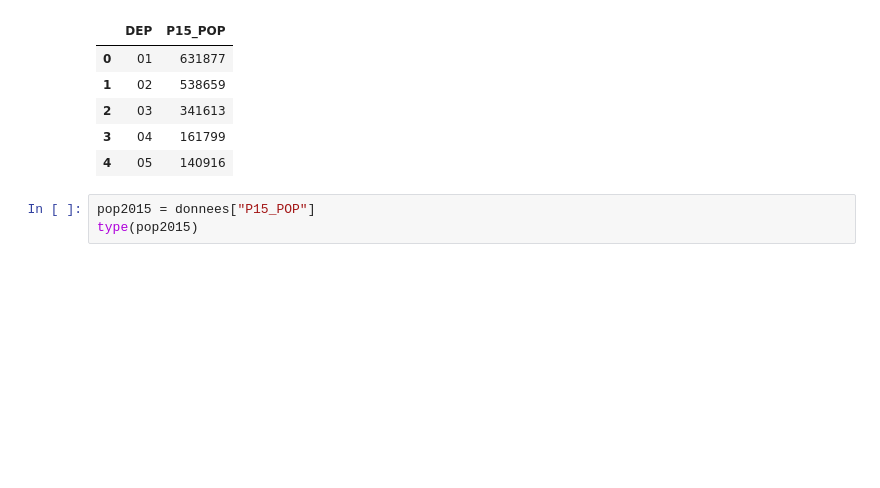
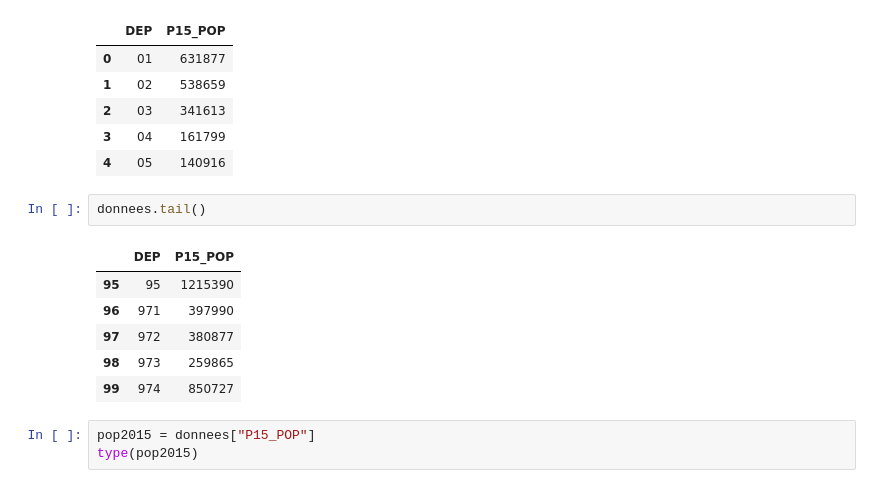
Before and after one commit to Sciences-historiques-numeriques/shn-pyshs, a Jupyter notebook: 6 - Analyse univariee.ipynb, the cells around one changed output. Saved outputs shown, nothing was run; the diff lists cells and outputs as text; blank space fills up the shorter version.

```diff
--- a/6 - Analyse univariee.ipynb
+++ b/6 - Analyse univariee.ipynb
@@ -91,6 +91,15 @@ donnees.head()
 | 2 | 03 | 341613 |
 | 3 | 04 | 161799 |
 | 4 | 05 | 140916 |
+# %%
+donnees.tail()
+# %% [output]
+|  | DEP | P15_POP |
+| 95 | 95 | 1215390 |
+| 96 | 971 | 397990 |
+| 97 | 972 | 380877 |
+| 98 | 973 | 259865 |
+| 99 | 974 | 850727 |
 # %%
 pop2015 = donnees["P15_POP"]
 type(pop2015)
```
